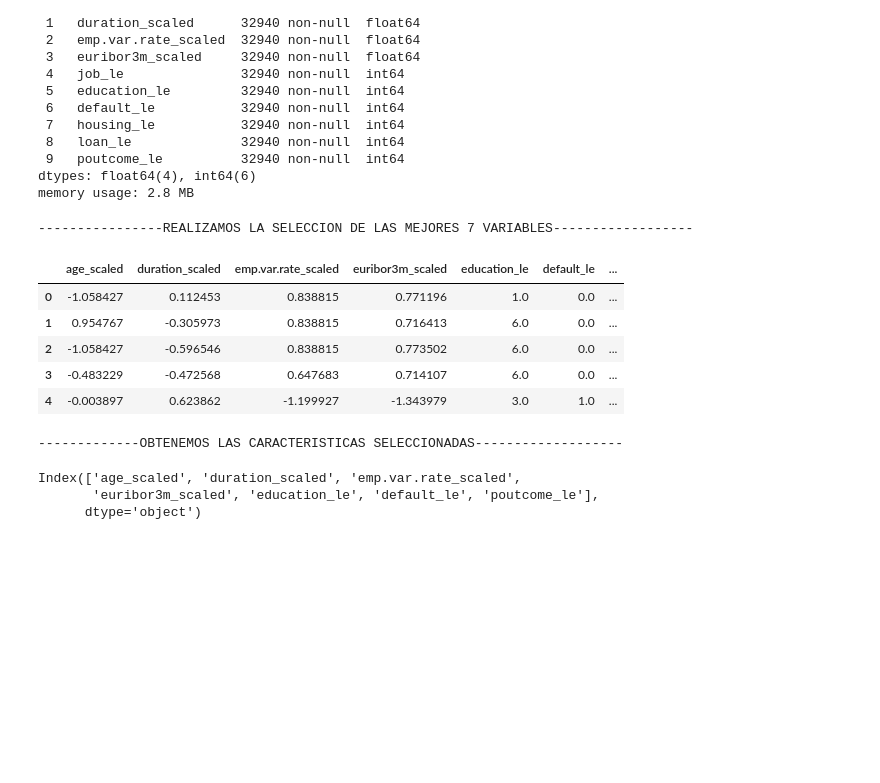
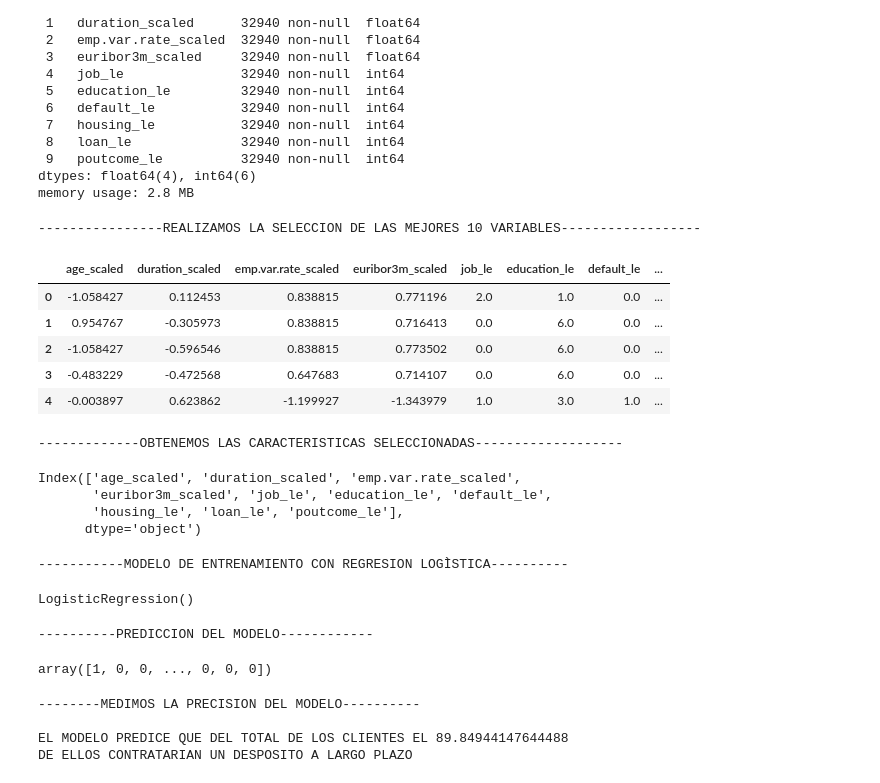
Before and after one commit to 4GeeksAcademy/proyecto-regresion-logistica-Jorge3127, a Jupyter notebook: src/explore.ipynb, the cells around one changed output. Drawn from its saved outputs; the diff is of its cells as text; code cells hidden in the pictures; blank space fills up the shorter version.

Commit message:
FINALIZACION DEL EJERCICIO

```diff
--- a/src/explore.ipynb
+++ b/src/explore.ipynb
@@ -606,28 +603,28 @@ Data columns (total 10 columns):
 dtypes: float64(4), int64(6)
 memory usage: 2.8 MB
 # %%
-print("----------------REALIZAMOS LA SELECCION DE LAS MEJORES 7 VARIABLES------------------")
-# Con un valor de k = 7
-selection_model = SelectKBest(score_func=f_classif, k=7)
+print("----------------REALIZAMOS LA SELECCION DE LAS MEJORES 10 VARIABLES------------------")
+# Con un valor de k = 10
+selection_model = SelectKBest(score_func=f_classif, k=10)
 
 # Entreno la selección
 try:
     selection_model.fit(X_train_final, y_train)
 except NotFittedError as e:
     print(f"Error al ajustar SelectKBest: {e}")
 # Transformo los datos con el modelo ajustado
 ix = selection_model.get_support()
 X_train_sel = pd.DataFrame(selection_model.transform(X_train_final), columns=X_train_final.columns.values[ix])
 X_test_sel = pd.DataFrame(selection_model.transform(X_test_final), columns=X_test_final.columns.values[ix])
 X_train_sel.head()
 # %% [output]
-----------------REALIZAMOS LA SELECCION DE LAS MEJORES 7 VARIABLES------------------
+----------------REALIZAMOS LA SELECCION DE LAS MEJORES 10 VARIABLES------------------
-|  | age_scaled | duration_scaled | emp.var.rate_scaled | euribor3m_scaled | education_le | default_le | ... |
-| 0 | -1.058427 | 0.112453 | 0.838815 | 0.771196 | 1.0 | 0.0 | ... |
-| 1 | 0.954767 | -0.305973 | 0.838815 | 0.716413 | 6.0 | 0.0 | ... |
-| 2 | -1.058427 | -0.596546 | 0.838815 | 0.773502 | 6.0 | 0.0 | ... |
-| 3 | -0.483229 | -0.472568 | 0.647683 | 0.714107 | 6.0 | 0.0 | ... |
-| 4 | -0.003897 | 0.623862 | -1.199927 | -1.343979 | 3.0 | 1.0 | ... |
+|  | age_scaled | duration_scaled | emp.var.rate_scaled | euribor3m_scaled | job_le | education_le | default_le | ... |
+| 0 | -1.058427 | 0.112453 | 0.838815 | 0.771196 | 2.0 | 1.0 | 0.0 | ... |
+| 1 | 0.954767 | -0.305973 | 0.838815 | 0.716413 | 0.0 | 6.0 | 0.0 | ... |
+| 2 | -1.058427 | -0.596546 | 0.838815 | 0.773502 | 0.0 | 6.0 | 0.0 | ... |
+| 3 | -0.483229 | -0.472568 | 0.647683 | 0.714107 | 0.0 | 6.0 | 0.0 | ... |
+| 4 | -0.003897 | 0.623862 | -1.199927 | -1.343979 | 1.0 | 3.0 | 1.0 | ... |
 # %%
 print("-------------OBTENEMOS LAS CARACTERISTICAS SELECCIONADAS-------------------")
 # Obtener las características seleccionadas
@@ -637,5 +634,34 @@ selected_features
 # %% [output]
 -------------OBTENEMOS LAS CARACTERISTICAS SELECCIONADAS-------------------
 Index(['age_scaled', 'duration_scaled', 'emp.var.rate_scaled',
-       'euribor3m_scaled', 'education_le', 'default_le', 'poutcome_le'],
+       'euribor3m_scaled', 'job_le', 'education_le', 'default_le',
+       'housing_le', 'loan_le', 'poutcome_le'],
       dtype='object')
+# %%
+print("-----------MODELO DE ENTRENAMIENTO CON REGRESION LOGÌSTICA----------")
+# genera el modelo
+model = LogisticRegression()
+
+# entrena
+model.fit(X_train_final, y_train)
+# %% [output]
+-----------MODELO DE ENTRENAMIENTO CON REGRESION LOGÌSTICA----------
+LogisticRegression()
+# %%
+print("----------PREDICCION DEL MODELO------------")
+y_pred = model.predict(X_test_final)
+y_pred
+# %% [output]
+----------PREDICCION DEL MODELO------------
+array([1, 0, 0, ..., 0, 0, 0])
+# %%
+print("--------MEDIMOS LA PRECISION DEL MODELO----------\n")
+
+accurracy = accuracy_score(y_test, y_pred)
+accurracy = accurracy *100
+print(f"EL MODELO PREDICE QUE DEL TOTAL DE LOS CLIENTES EL {accurracy}\nDE ELLOS CONTRATARIAN UN DESPOSITO A LARGO PLAZO")
+# %% [output]
+--------MEDIMOS LA PRECISION DEL MODELO----------
+
+EL MODELO PREDICE QUE DEL TOTAL DE LOS CLIENTES EL 89.84944147644488
+DE ELLOS CONTRATARIAN UN DESPOSITO A LARGO PLAZO
```
Also changed, not shown: parts of 12 cells of this notebook.
